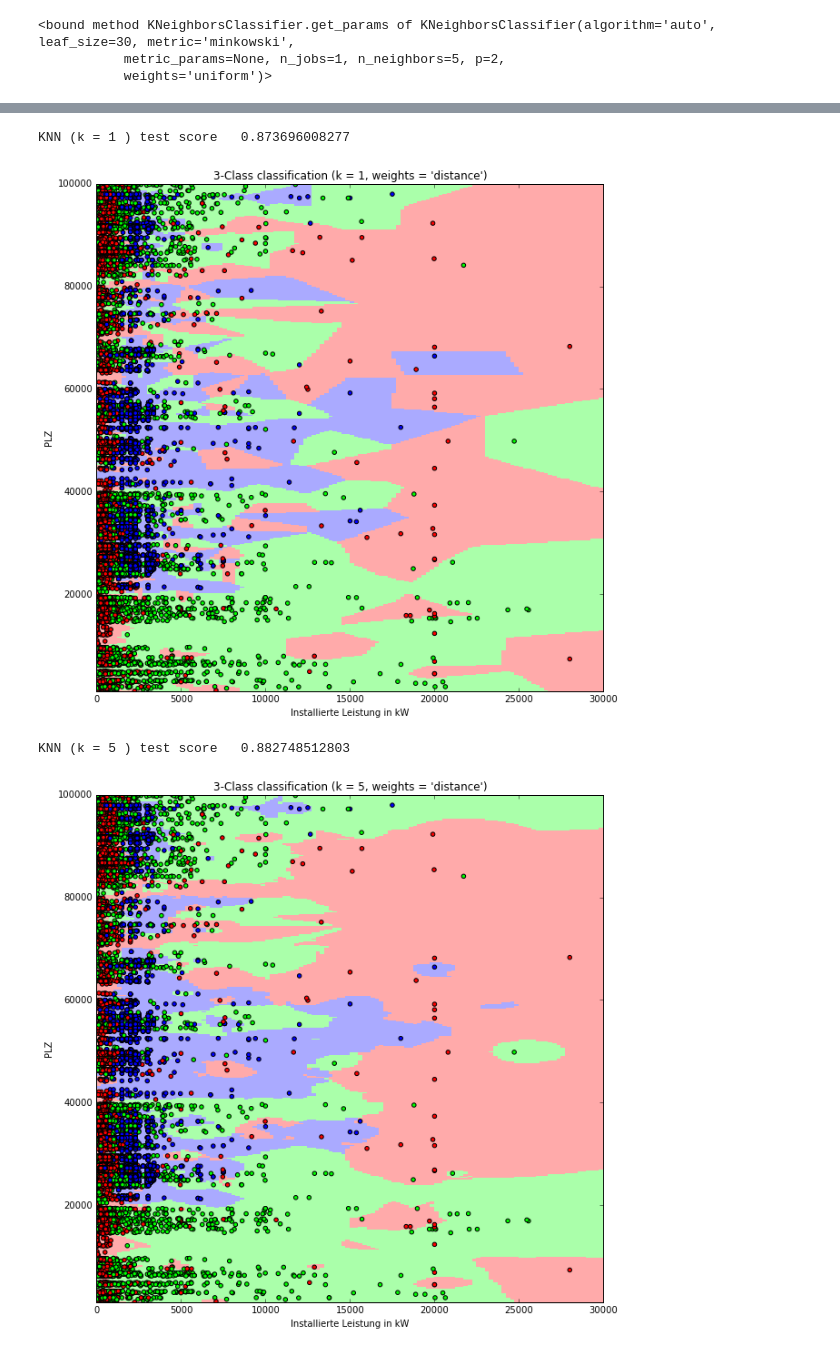
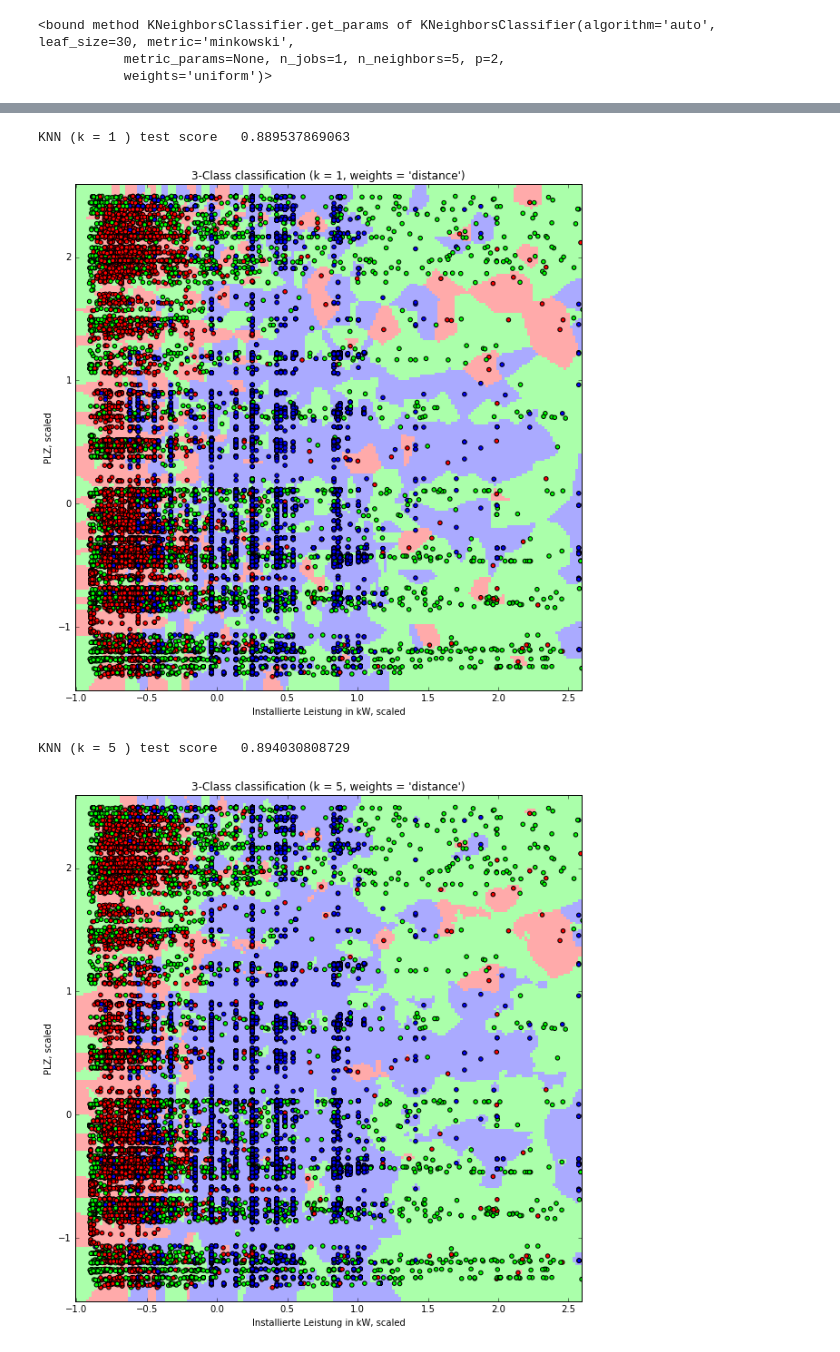
Before and after one commit to cortiana/DemoML, a Jupyter notebook: ml-demo01.ipynb, the cells around one changed output, grey strips where cells are left out. Drawn from its saved outputs; the diff is of its cells as text; code cells hidden in the pictures.

```diff
--- a/ml-demo01.ipynb
+++ b/ml-demo01.ipynb
@@ -115,4 +135,6 @@ The plant type "Energietraeger" is a string, and as is, it is not well suited fo
 # encode Energietraeger to integer class labels:
 from sklearn import preprocessing
 encodeEnergietr = preprocessing.LabelEncoder()
-data["Energietraeger_enc"]=encodeEnergietr.fit_transform(data["Energietraeger"])
+data["Energietraeger_enc"]=encodeEnergietr.fit_transform(data["Energietraeger_new"])
+print "classes:", encodeEnergietr.classes_
+print "encoded as:", encodeEnergietr.transform(encodeEnergietr.classes_)
@@ -209,12 +235,13 @@ plz[0:10]
 Now add ("join") this information to our original data:
 # %%
 # join data with PLZ:
-data2 = pd.merge(data, plz, how='left', on="PLZ").fillna(0.)
+#data2 = pd.merge(data, plz, how='left', on="PLZ").fillna(0.)
+data2 = pd.merge(data, plz, how='inner', on="PLZ").fillna(0.)
 
 data2["Leistung"] = data2["Installierte Leistung in kW"]
 
-info = ["PLZ", "lon", "lat","Energietraeger","Energietraeger_enc","Installierte Leistung in kW","Leistung"]
+info = ["PLZ", "lon", "lat","Energietraeger_new","Energietraeger_enc","Installierte Leistung in kW","Leistung"]
 
-# show the obtained information from the firt 10 power plants:
+# show the obtained information from the first 10 power plants:
 data2[info][0:10]
 # %% [output]
@@ -323,9 +348,10 @@ Original list of power plant types:
 # %%
 # define a new datasets in which we only store information about the following
 # power plant types: Biomasse, Solar and Windenergie
-data3=data2.loc[data2['Energietraeger'].isin(['Biomasse','Solar','Windenergie'])]
+data3=data2.loc[data2['Energietraeger_new'].isin(['Biomasse','Solar','Windenergie'])]
+#data3=data2.loc[data2['Energietraeger_new'].isin(['Wasserkraft','Solar','Windenergie'])]
 
-print "Reduced list of power plant types:\n\n", pd.unique(data3.Energietraeger)
+print "Reduced list of power plant types:\n\n", pd.unique(data3.Energietraeger_new)
 # %% [output]
 Reduced list of power plant types:
 
@@ -424,7 +455,7 @@ KNN (weigths = distance ) test score   0.902146736788
 # %%
 # and then by using different values of k:
 
-weights = 'uniform'
+weights = 'distance'
 for n_neighbors in range(1,11):
     classifier = KNeighborsClassifier(n_neighbors, weights=weights)
     classifier.fit(train_X, train_y)
@@ -449,27 +480,34 @@ To do so in a easier way, let us train our model using only two variables: the g
 # %%
-# Setup a grid for the decision boundaries visualization
-
-from matplotlib.colors import ListedColormap
-# Create color maps
-cmap_light = ListedColormap(['#FFAAAA', '#AAFFAA', '#AAAAFF'])
-cmap_bold = ListedColormap(['#FF0000', '#00FF00', '#0000FF'])
-
-# set the min/max dimension of the grid
-x_min, x_max = X[:, 0].min() -1, 30000+1
-y_min, y_max = X[:, 1].min() -1, X[:, 1].max() + 1
-
-hx = 250  # step size for the grid
-hy = 250
-# Plot the decision boundary. For that, we will assign a color to each
-# point in the mesh [x_min, m_max]x[y_min, y_max].
-xx, yy = np.meshgrid(np.arange(x_min, x_max, hx), np.arange(y_min, y_max, hy))
-
 # Let us simplify our KNN model: use only two dimensions:
 # the plant power and the ZIP code:
 
 variables = ["Installierte Leistung in kW", "PLZ"]
 X=data3[variables].values
 y=data3["Energietraeger_enc"]
+
+# Standardize features by removing the mean and scaling to unit variance
+from sklearn.preprocessing import StandardScaler
+scaler = StandardScaler()
+X = scaler.fit_transform(X)
+
+# Setup a grid for the decision boundaries visualization
+
+from matplotlib.colors import ListedColormap
+# Create color maps
+cmap_light = ListedColormap(['#FFAAAA', '#AAFFAA', '#AAAAFF', '#AFFAFF', '#AAFFAA', '#AFAAFF', '#AAAAFF'])
+cmap_bold = ListedColormap(['#FF0000', '#00FF00', '#0000FF', '#00F0FF', '#00FF00', '#0F00FF', '#0000FF'])
+
+# set the min/max dimension of the grid
+x_min, x_max = X[:, 0].min() -0.1, X[:, 1].max() + 0.1
+y_min, y_max = X[:, 1].min() -0.11, X[:, 1].max() + 0.1
+
+hx = 0.02  # step size for the grid
+hy = 0.02
+
+# Plot the decision boundary. For that, we will assign a color to each
+# point in the mesh [x_min, m_max]x[y_min, y_max].
+xx, yy = np.meshgrid(np.arange(x_min, x_max, hx), np.arange(y_min, y_max, hy))
+
 
 train_X, test_X, train_y, test_y = train_test_split(X, y, train_size=0.5, random_state=1999)
 
@@ -477,39 +515,39 @@ from sklearn.neighbors import KNeighborsClassifier
 
 # see how the decision boundaries look like for k=1 and k=5
 # (for both cases let us use the 'distance' weights)
 weights = 'distance'
 
 for n_neighbors in [1,5]:
 
     classifier = KNeighborsClassifier(n_neighbors,weights=weights)
 
     classifier.fit(train_X, train_y)
     pred_y = classifier.predict(test_X)
     print "KNN (k =", n_neighbors, ") test score  ", classifier.score(test_X, test_y)
     # Predict the labels based on the points of the grid:
     Z = classifier.predict(np.c_[xx.ravel(), yy.ravel()])
 
     # Put the result into a color plot
     Z = Z.reshape(xx.shape)
 
     plt.figure(figsize=(10,10))
     plt.xlim(x_min, x_max)
     plt.ylim(y_min, y_max)
     plt.pcolormesh(xx, yy, Z, cmap=cmap_light)
     plt.scatter(X[:, 0], X[:, 1], c=y, cmap=cmap_bold)
     plt.xlim(x_min, x_max)
     plt.ylim(y_min, y_max)
     plt.title("3-Class classification (k = %i, weights = '%s')"
               % (n_neighbors, weights))
-    plt.ylabel('PLZ')
-    plt.xlabel('Installierte Leistung in kW')
+    plt.ylabel(variables[1]+", scaled")
+    plt.xlabel(variables[0]+", scaled")
 
     plt.show()
 # %% [output]
-KNN (k = 1 ) test score   0.873696008277
+KNN (k = 1 ) test score   0.889537869063
-[figure, old version]
+[figure, new version]
-KNN (k = 5 ) test score   0.882748512803
+KNN (k = 5 ) test score   0.894030808729
-[figure, old version]
+[figure, new version]
 # %% [markdown]
 ## What about changing ML algorithm?
 
```
Also changed, not shown: parts of 30 cells of this notebook, 1 other file.
